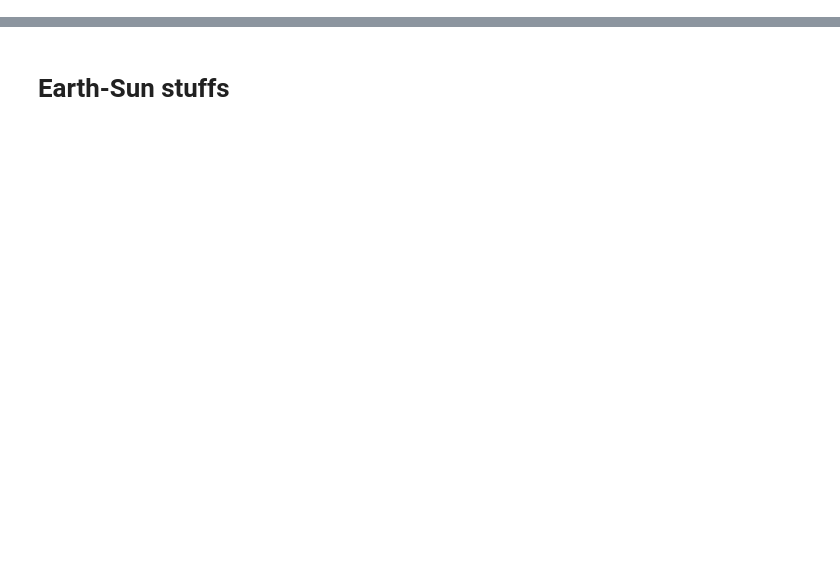
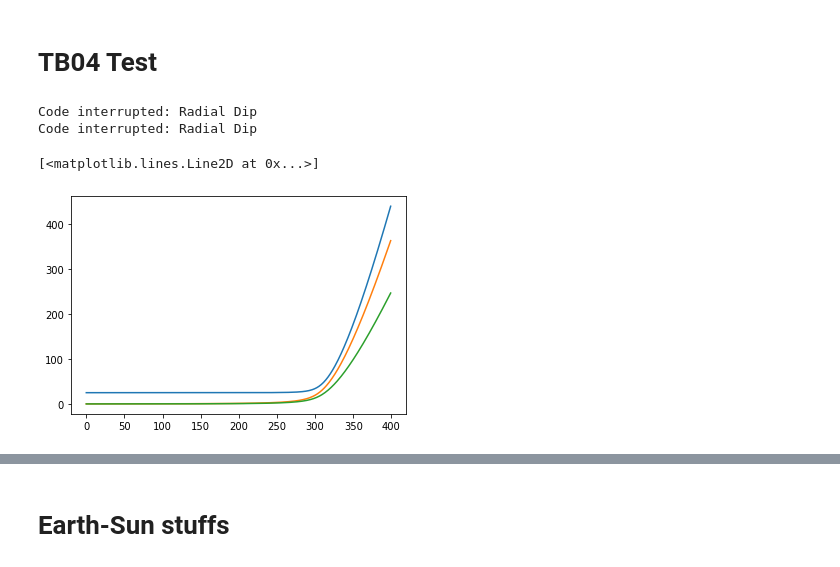
Before and after one commit to carlivas/Binary-Black-Hole-Orbitals, a Jupyter notebook: 04 POST MINKOWSKIAN EXPANSION/test.ipynb, the cells around one changed output, grey strips where cells are left out. Saved outputs shown, nothing was run; the diff lists cells and outputs as text; code cells hidden in the pictures; blank space fills up the shorter version.

```diff
--- a/04 POST MINKOWSKIAN EXPANSION/test.ipynb
+++ b/04 POST MINKOWSKIAN EXPANSION/test.ipynb
@@ -1,3 +1,5 @@
+# %% [markdown]
+# TB04 Test
 # %%
 %run ./Functions_PM.ipynb
 
@@ -6,20 +8,36 @@ G = const.G.value
 M_sun = const.M_sun.value
 M_earth = const.M_earth.value
 
-m_1 = M_sun*1e-9
-m_2 = M_sun
-R_S = 2*(m_1 + m_2)*G/c**2
-x_1 = np.array([-152.100e9, 0])
-x_2 = np.array([0.,         0])
-v_1 = rotate(np.array([0.,   29.29e3]), - np.pi/4)
-v_2 = np.array([0.,         0])
+x_1 = np.array([0., 1000.])
+x_2 = np.array([0., -200.])
+v_1 = np.array([0.005, 0.])
+v_2 = np.array([-0.01, 0.])
+a_1 = np.array([0.,    0.])
+a_2 = np.array([0.,    0.])
+m_1 = 10
+m_2 = 15
 
 s = x_1, x_2, v_1, v_2, m_1, m_2
 
-t_max = 1e8/2
-res = 1e4
+t_max = 1e7
+res = 1e5
 dt = t_max/res
 
-positions = run_model(s, t_max = t_max, dt = dt)
-positionsN = run_modelN(s, t_max = t_max, dt = dt)
+positionsN = run_modelN(s, t_max = t_max, dt = dt, DL = True)
+positions, momenta = run_model(s, t_max = t_max, dt = dt, DL = True, return_momenta=True)
+# %% [output]
+Code interrupted: Radial Dip
+Code interrupted: Radial Dip
+# %%
+t = range(int(res))
+S = slice(0, int(400))
+
+fig, ax = plt.subplots()
+# ax.set_aspect('equal')
+ax.plot(t[S], momenta[0,0,S]+momenta[1,0,S])
+ax.plot(t[S], np.abs(momenta[0,1,S]+momenta[1,1,S]))
+ax.plot(t[S], np.abs(momenta[0,2,S]+momenta[1,2,S]))
+# %% [output]
+[<matplotlib.lines.Line2D at 0x...>]
+[figure, added]
 # %%
```
Also changed, not shown: parts of 4 cells of this notebook, 6 other files.
